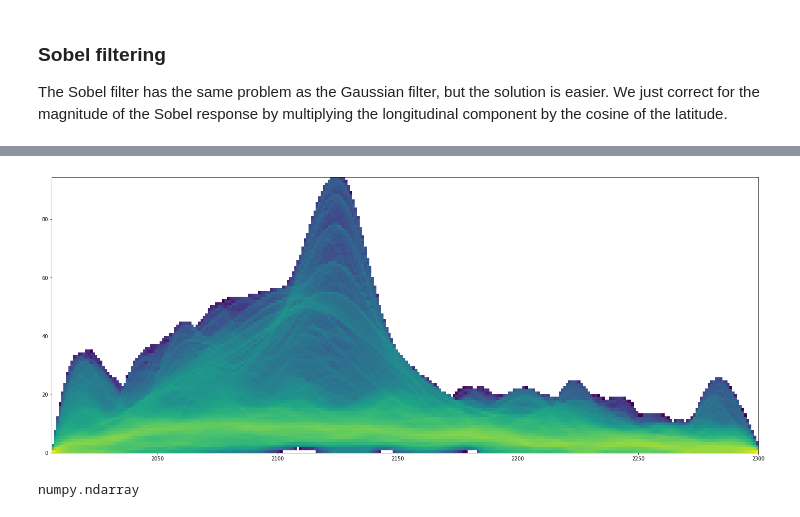
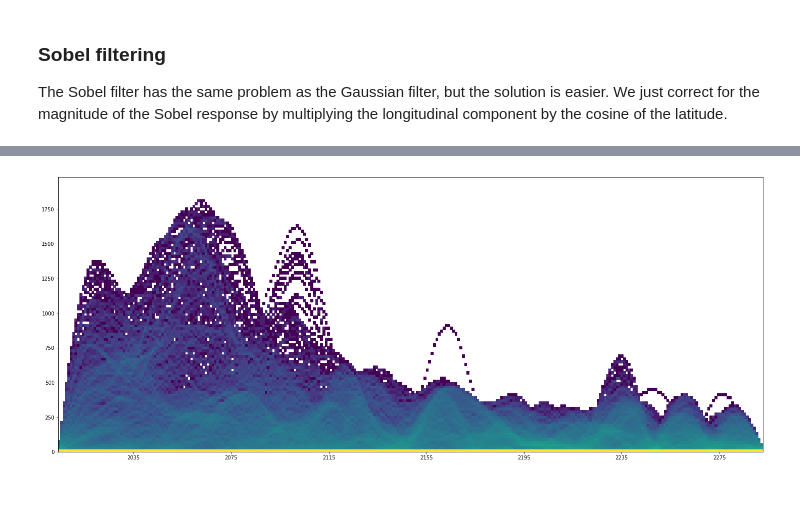
Before and after one commit to abrupt-climate/notebooks, a Jupyter notebook: Temperature.ipynb, the cells around one changed output, grey strips where cells are left out. Saved outputs shown, nothing was run; the diff lists cells and outputs as text; code cells hidden in the pictures.

```diff
--- a/Temperature.ipynb
+++ b/Temperature.ipynb
@@ -120,9 +120,12 @@ Smoothing in the lattitudinal direction (N-S) is not affected by the projection;
 ### Sobel filtering
 The Sobel filter has the same problem as the Gaussian filter, but the solution is easier. We just correct for the magnitude of the Sobel response by multiplying the longitudinal component by the cosine of the latitude.
 # %%
-smooth_data = box[2::12].gaussian_filter(data[2::12], [10.0 * unit.year, 200 * unit.km, 200 * unit.km])
+data = data_set.data[2::12]
+ybox = box[2::12]
+
+smooth_data = ybox.gaussian_filter(data, [10.0 * unit.year, 200 * unit.km, 200 * unit.km])
 # %%
-sb = box[2::12].sobel_filter(smooth_data, weight=[100.*unit.year, 0.01*unit.km, 0.01*unit.km])
+sb = ybox.sobel_filter(smooth_data, weight=[100.*unit.year, 0.01*unit.km, 0.01*unit.km])
 # %%
 from hyper_canny import cp_edge_thinning, cp_double_threshold
 # %%
@@ -131,5 +135,5 @@ mask = cp_edge_thinning(dat)
 # %%
-edges = cp_double_threshold(data=dat, mask=mask, a=1./40, b=1./30)
+edges = cp_double_threshold(data=dat, mask=mask, a=1./750, b=1./500)
 m = edges.transpose([2, 1, 0])
 # %%
 plot_orthographic_np(box, np.sqrt(m.sum(axis=0)), cmap='GnBu')
@@ -152,17 +154,19 @@ signal_flat = signal.reshape([295, -1])
 # %%
+n_years = ybox.shape[0]
+signal_flat = signal.reshape([n_years, -1])
 n_bins = 100
-bins = np.linspace(signal.min(), signal.max(), n_bins+1)
-hist = np.zeros(shape=(295, n_bins))
-for t in range(295):
-    h, _ = np.histogram(signal_flat[t], bins=bins)
+#bins = np.linspace(signal.min(), signal.max(), n_bins+1)
+bins = np.linspace(0., 2000., n_bins+1)
+hist = np.zeros(shape=(n_years, n_bins))
+for t in range(n_years):
+    h, _ = np.histogram(signal_flat[t], bins=bins, range=[0., 2000])
     hist[t, :] = h
 # %%
-plt.pcolormesh(np.arange(295)+2006, bins[:-1], hist.T,
-              norm=colors.LogNorm(vmin=1, vmax=hist.max()))
+p = signal[np.where(m == 1)]
+t = np.where(m == 1)[0] + 2006
+
+plt.pcolormesh(ybox.dates, bins[:-1], hist.T,
+               norm=colors.LogNorm(vmin=1, vmax=hist.max()))
 plt.show()
 # %% [output]
-[figure, old version]
+[figure, new version]
-# %%
-type(smooth_data)
-# %% [output]
-numpy.ndarray
```
Also changed, not shown: parts of 11 cells of this notebook, 2 other files.
